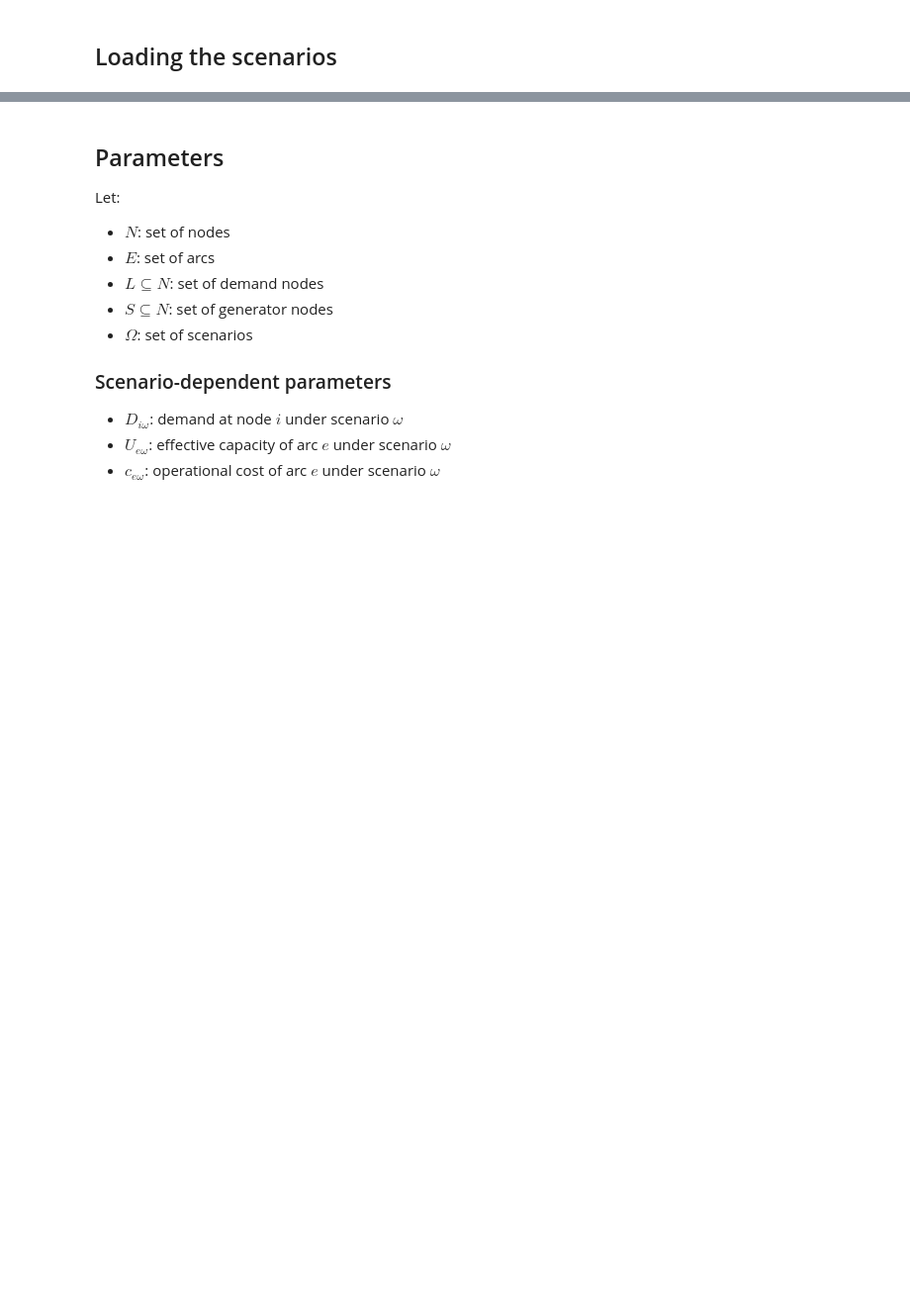
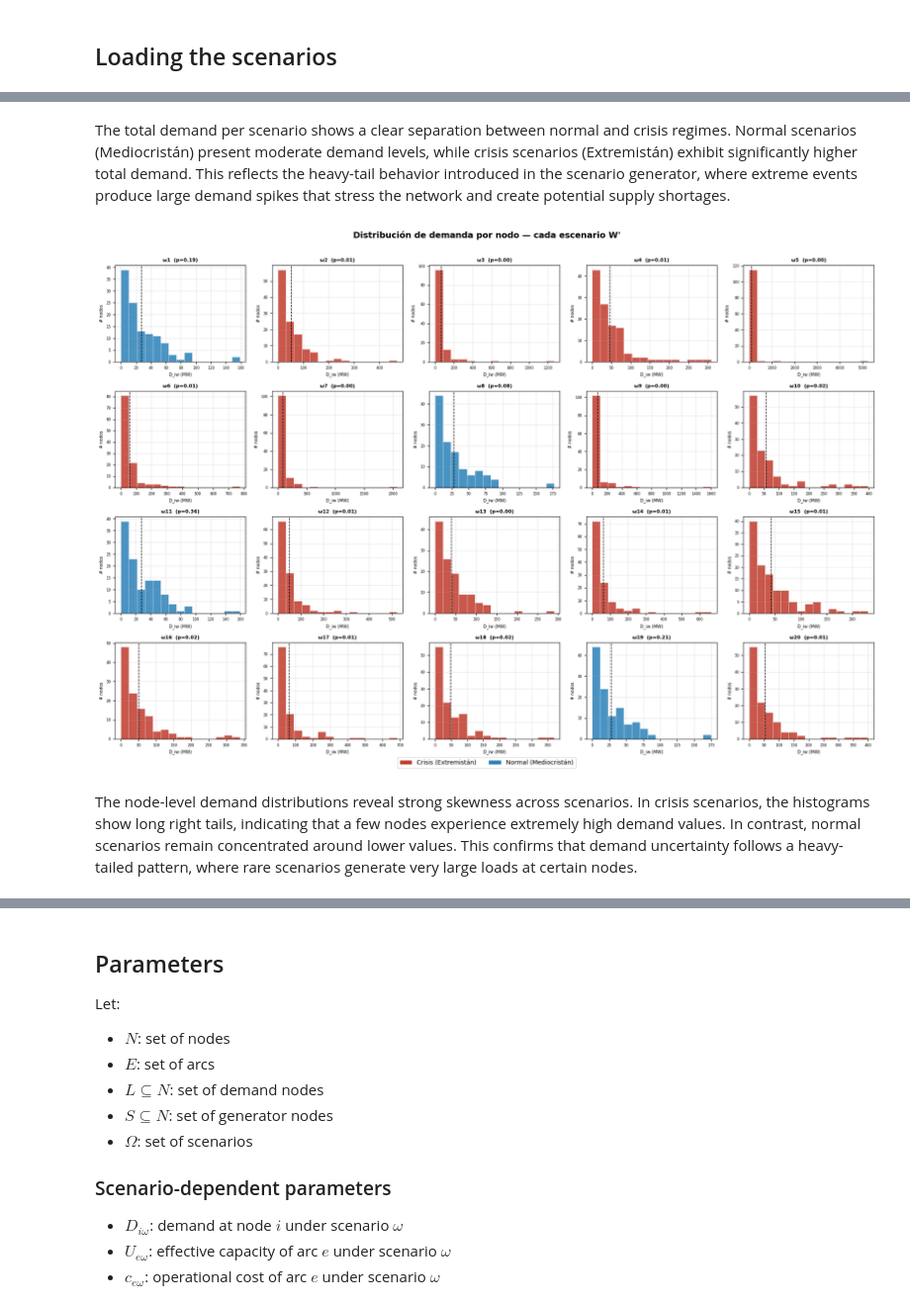
Before and after one commit to sofisacmu/obi_proyecto1, a Jupyter notebook: Escenarios/modelo.ipynb, the cells around one changed output, grey strips where cells are left out. Shown at 99% size. Saved outputs shown, nothing was run; the diff lists cells and outputs as text; code cells hidden in the pictures; blank space fills up the shorter version.

```diff
--- a/Escenarios/modelo.ipynb
+++ b/Escenarios/modelo.ipynb
@@ -332,0 +388,32 @@ dfD, dfU, dfc, dfp,dfG = export_Wprime(reps, probs, out_prefix="Wprime20")
+# %% [markdown]
+The total demand per scenario shows a clear separation between normal and crisis regimes. Normal scenarios (Mediocristán) present moderate demand levels, while crisis scenarios (Extremistán) exhibit significantly higher total demand. This reflects the heavy-tail behavior introduced in the scenario generator, where extreme events produce large demand spikes that stress the network and create potential supply shortages.
+# %%
+#Demanda
+
+fig, axes = plt.subplots(4, 5, figsize=(18, 12))
+axes = axes.flatten()
+
+for idx, w in enumerate(omegas_list):
+    ax = axes[idx]
+    vals = dfD[dfD["omega"] == w]["D_iw"].values
+    crisis = dfp[dfp["omega"] == w]["crisis"].values[0]
+    color  = "#c0392b" if crisis else "#2980b9"
+
+    ax.hist(vals, bins=15, color=color, edgecolor="white", linewidth=0.4, alpha=0.85)
+    ax.axvline(vals.mean(), color="black", linestyle="--", linewidth=1)
+    ax.set_title(f"ω{w}  (p={p_vals[idx]:.2f})", fontsize=8, fontweight="bold")
+    ax.set_xlabel("D_iw (MW)", fontsize=7)
+    ax.set_ylabel("# nodos", fontsize=7)
+    ax.tick_params(labelsize=6)
+    ax.grid(alpha=0.3)
+
+fig.suptitle("Distribución de demanda por nodo — cada escenario W'",
+             fontsize=14, fontweight="bold", y=1.01)
+fig.legend(handles=legend_elements, loc="lower center",
+           ncol=2, fontsize=10, bbox_to_anchor=(0.5, -0.02))
+plt.tight_layout()
+plt.show()
+# %% [output]
+[figure, added]
+# %% [markdown]
+The node-level demand distributions reveal strong skewness across scenarios. In crisis scenarios, the histograms show long right tails, indicating that a few nodes experience extremely high demand values. In contrast, normal scenarios remain concentrated around lower values. This confirms that demand uncertainty follows a heavy-tailed pattern, where rare scenarios generate very large loads at certain nodes.
```
Also changed, not shown: parts of 31 cells of this notebook, 2 other files.
